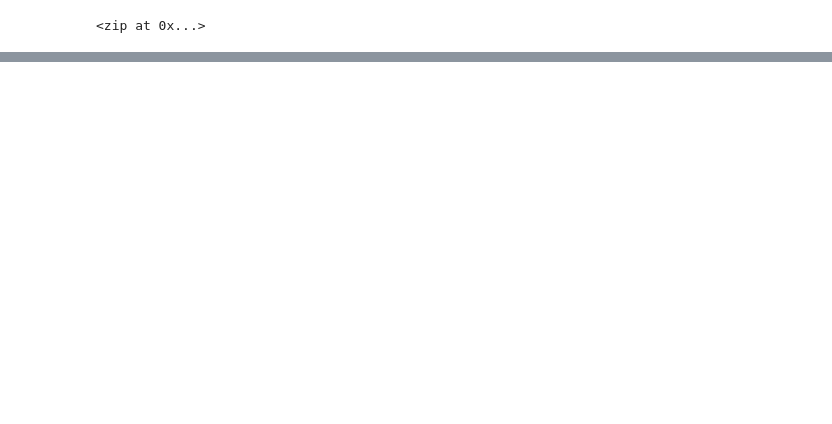
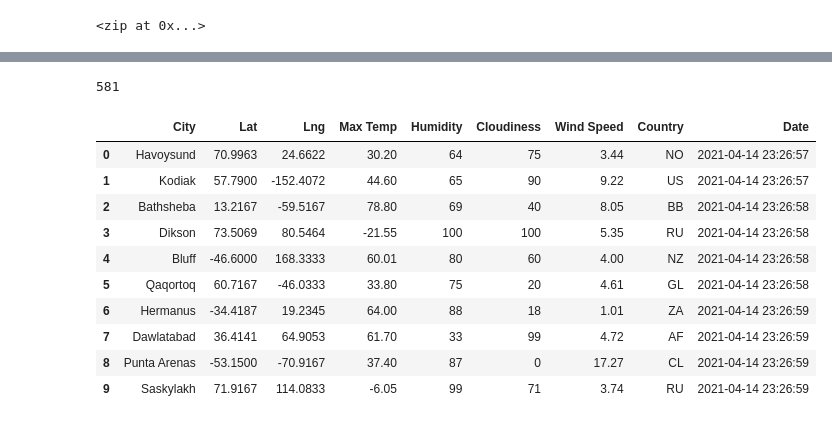
Before and after one commit to jperth1/World_Weather_Analysis, a Jupyter notebook: WeatherPy.ipynb, the cells around one changed output, grey strips where cells are left out. Drawn from its saved outputs; the diff is of its cells as text; code cells hidden in the pictures; blank space fills up the shorter version.

```diff
--- a/WeatherPy.ipynb
+++ b/WeatherPy.ipynb
@@ -55,0 +245,20 @@ len(cities)
+# %%
+len(city_data)
+# %% [output]
+581
+# %%
+# Convert the array of dictionaries to a Pandas DataFrame.
+city_data_df = pd.DataFrame(city_data)
+city_data_df.head(10)
+# %% [output]
+|  | City | Lat | Lng | Max Temp | Humidity | Cloudiness | Wind Speed | Country | Date |
+| 0 | Havoysund | 70.9963 | 24.6622 | 30.20 | 64 | 75 | 3.44 | NO | 2021-04-14 23:26:57 |
+| 1 | Kodiak | 57.7900 | -152.4072 | 44.60 | 65 | 90 | 9.22 | US | 2021-04-14 23:26:57 |
+| 2 | Bathsheba | 13.2167 | -59.5167 | 78.80 | 69 | 40 | 8.05 | BB | 2021-04-14 23:26:58 |
+| 3 | Dikson | 73.5069 | 80.5464 | -21.55 | 100 | 100 | 5.35 | RU | 2021-04-14 23:26:58 |
+| 4 | Bluff | -46.6000 | 168.3333 | 60.01 | 80 | 60 | 4.00 | NZ | 2021-04-14 23:26:58 |
+| 5 | Qaqortoq | 60.7167 | -46.0333 | 33.80 | 75 | 20 | 4.61 | GL | 2021-04-14 23:26:58 |
+| 6 | Hermanus | -34.4187 | 19.2345 | 64.00 | 88 | 18 | 1.01 | ZA | 2021-04-14 23:26:59 |
+| 7 | Dawlatabad | 36.4141 | 64.9053 | 61.70 | 33 | 99 | 4.72 | AF | 2021-04-14 23:26:59 |
+| 8 | Punta Arenas | -53.1500 | -70.9167 | 37.40 | 87 | 0 | 17.27 | CL | 2021-04-14 23:26:59 |
+| 9 | Saskylakh | 71.9167 | 114.0833 | -6.05 | 99 | 71 | 3.74 | RU | 2021-04-14 23:26:59 |
```
Also changed, not shown: parts of 25 cells of this notebook, 3 other files.
